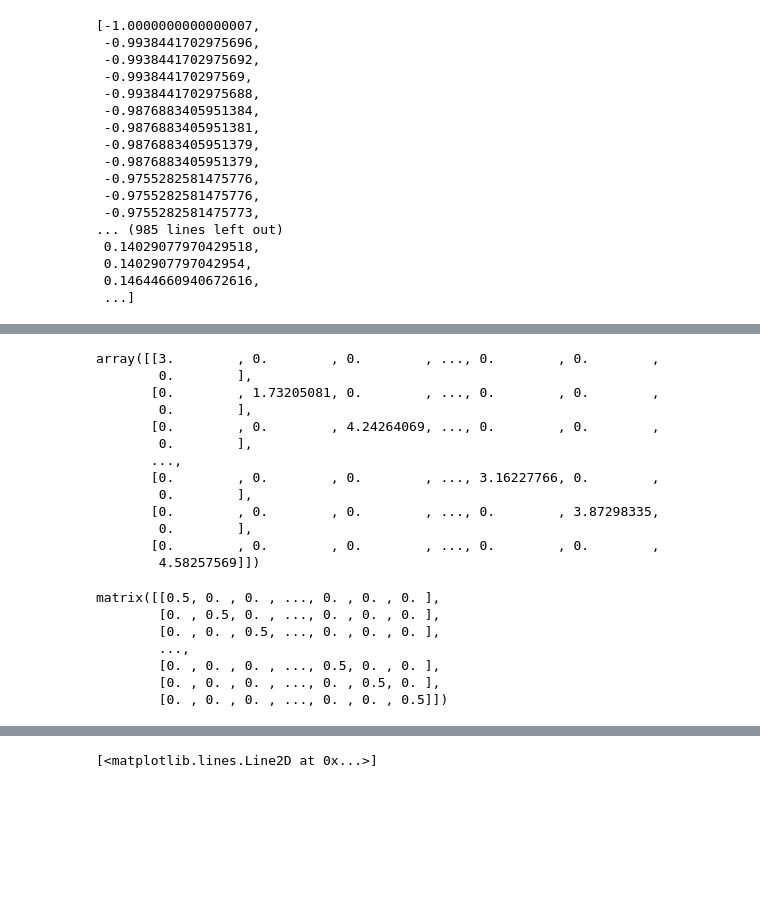
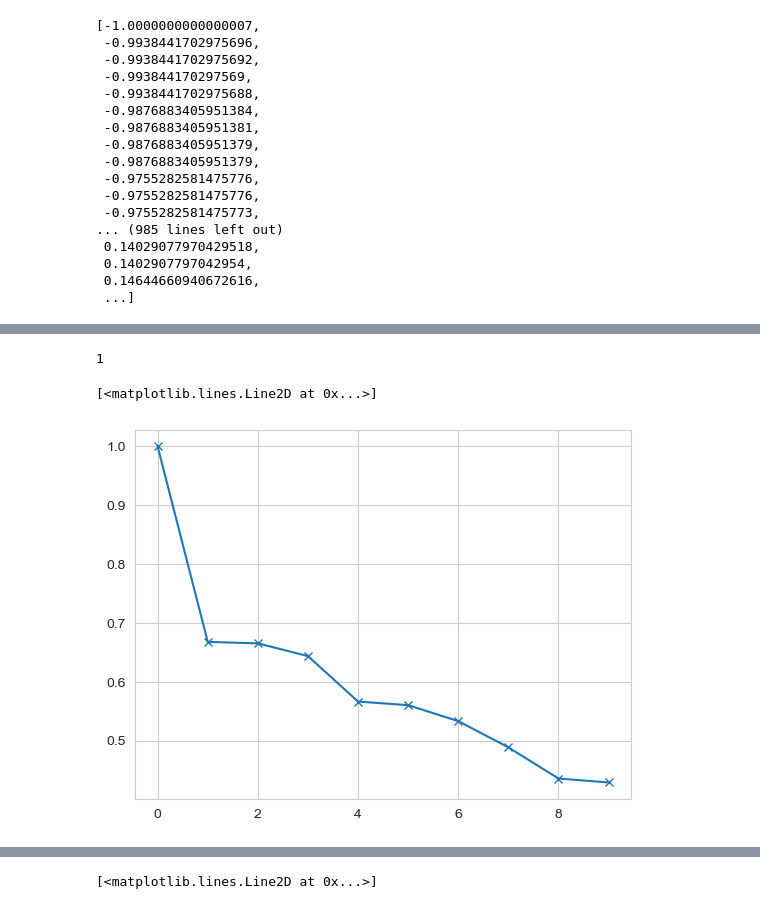
Before and after one commit to BenjiDayan/GIRGs, a Jupyter notebook: benji_src/notebooks/diffusion_maps.ipynb, the cells around one changed output, grey strips where cells are left out. Cells and saved outputs as stored; diff of their text form; code cells hidden in the pictures; blank space fills up the shorter version.

```diff
--- a/benji_src/diffusion_maps.ipynb
+++ b/benji_src/notebooks/diffusion_maps.ipynb
@@ -142,4 +142,4 @@ n=3000
 d=3
 tau=2.5
 alpha=1.3
-g, edges, weights, pts = generation.generate_GIRG_nk(n, d, tau, alpha, const=0.02, points_type=generation.PointsCube)
+g, edges, weights, pts = generation.generate_GIRG_nk(n, d, tau, alpha, const=0.1, points_type=generation.PointsCube)
@@ -241,26 +146,45 @@ matrix([[0., 0., 0., ..., 0., 0., 0.],
-# %%
-np.diag(D_h)
-# %% [output]
-array([[3.        , 0.        , 0.        , ..., 0.        , 0.        ,
-        0.        ],
-       [0.        , 1.73205081, 0.        , ..., 0.        , 0.        ,
-        0.        ],
-       [0.        , 0.        , 4.24264069, ..., 0.        , 0.        ,
-        0.        ],
-       ...,
-       [0.        , 0.        , 0.        , ..., 3.16227766, 0.        ,
-        0.        ],
-       [0.        , 0.        , 0.        , ..., 0.        , 3.87298335,
-        0.        ],
-       [0.        , 0.        , 0.        , ..., 0.        , 0.        ,
-        4.58257569]])
-# %%
-M
-# %% [output]
-matrix([[0.5, 0. , 0. , ..., 0. , 0. , 0. ],
-        [0. , 0.5, 0. , ..., 0. , 0. , 0. ],
-        [0. , 0. , 0.5, ..., 0. , 0. , 0. ],
-        ...,
-        [0. , 0. , 0. , ..., 0.5, 0. , 0. ],
-        [0. , 0. , 0. , ..., 0. , 0.5, 0. ],
-        [0. , 0. , 0. , ..., 0. , 0. , 0.5]])
+# %%
+nk.components.ConnectedComponents(g).run().numberOfComponents()
+# %% [output]
+1
+# %%
+g2 = utils.quick_subgraph(g, utils.get_largest_component(g))
+gnx = nk.nxadapter.nk2nx(g2)
+
+A = nx.linalg.adjacency_matrix(gnx).todense()
+
+D = np.array([x[1] for x in (gnx.degree)])
+D_h = D**(0.5)
+D_hi = D**(-0.5)
+
+# M_ij = W_ij / d_i
+M = np.diag(1/D) @ A
+M = 0.5 * M + 0.5 * np.eye(M.shape[0])
+# S_ij = W_ij / sqrt(d_i d_j) = sqrt(d_i) M_ij / sqrt(d_j)
+S = np.diag(D_h) @ M @ np.diag(D_hi)
+
+
+w, V = np.linalg.eigh(S)
+
+# S = V @ np.diag(w) @ V.T
+# M = D^{-1/2} @ S @ D^{1/2}
+# = D^{-1/2} @ V @ np.diag(w) @ V.T @ D^{1/2}
+# = Phi @ np.diag(w) @ Psi.T
+# Phi = D^{-1/2} @ V
+# Psi = D^{1/2} @ V
+
+
+Phi = np.diag(D_hi) @ V
+Psi = np.diag(D_h) @ V
+
+n = Phi.shape[0]
+
+def diff_map(i, t):
+    # n = 5, so 0, 1, 2, 3, 4, we want to get 3, 2, 1, 0
+    # so 5-2 -> -1, -1
+    return np.array([Phi[i, j] for j in range(n-2, -1, -1)]) * (np.flip(w)[1:]**t)
+
+plt.plot((np.flip(w)**5)[:10], marker='x')
+# %% [output]
+[<matplotlib.lines.Line2D at 0x...>]
+[figure, added]
```
Also changed, not shown: parts of 10 cells of this notebook, 17 other files.
